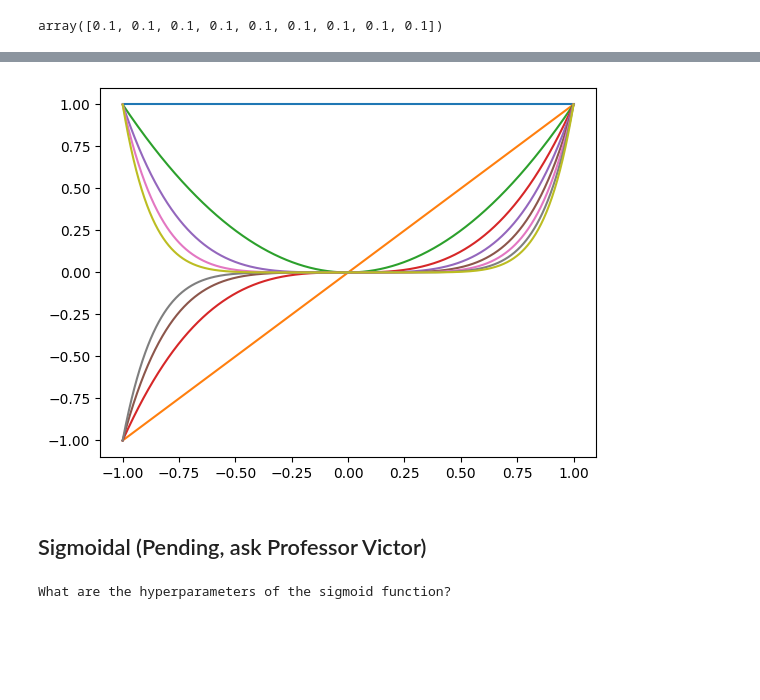
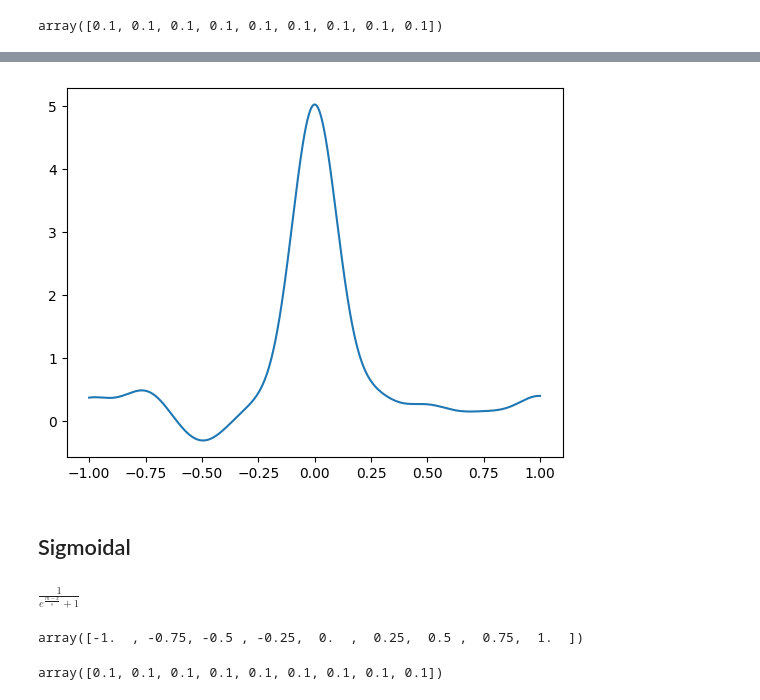
Before and after one commit to dayan3847/machine_learning, a Jupyter notebook: dayan3847/basis_functions/basis_functions.ipynb, the cells around one changed output, grey strips where cells are left out. Drawn from its saved outputs; the diff is of its cells as text; code cells hidden in the pictures; blank space fills up the shorter version.

Commit message:
doc: added sigmoidal

```diff
--- a/dayan3847/basis_functions/basis_functions.ipynb
+++ b/dayan3847/basis_functions/basis_functions.ipynb
@@ -87,20 +127,36 @@ array([0, 1, 2, 3, 4, 5, 6, 7, 8])
-# %%
-# Plot
-for d in d_list:
-    # with numpy
-    y_plot: np.array = x_plot ** d
-    # with sympy
-    # y_plot: np.array = np.array([factor.subs({'d': d, 'x': _x}) for _x in x_plot])
-    plt.plot(x_plot, y_plot)
-plt.show()
-# %% [output]
-[figure, old version]
+# %%
+# Plot
+y_plot: np.array = np.full(len(x_plot),0)
+for w, m, s in zip(w_list, m_list, s_list):
+    # with numpy
+    _y_plot: np.array = w * (np.exp(-1 * ((x_plot - m) ** 2) / (2 * (s ** 2))))
+    y_plot = y_plot + _y_plot
+plt.plot(x_plot, y_plot)
+
+plt.show()
+# %% [output]
+[figure, added]
 # %% [markdown]
-## Sigmoidal (Pending, ask Professor Victor)
+## Sigmoidal
 # %%
 # Variable
 x: sp.Symbol = sp.Symbol('x')
 # Hyper-Parameters
-print('What are the hyperparameters of the sigmoid function?')
+m: sp.Symbol = sp.Symbol('m')  # Mean
+s: sp.Symbol = sp.Symbol('s')  # Standard deviation
+factor: sp.Expr = 1 / ( 1 + sp.exp( (m-x)/s ) )
+factor
 # %% [output]
-What are the hyperparameters of the sigmoid function?
+$\displaystyle \frac{1}{e^{\frac{m - x}{s}} + 1}$
+# %%
+# Mean list
+m_list: np.array = np.linspace(-1, 1, count)
+m_list
+# %% [output]
+array([-1.  , -0.75, -0.5 , -0.25,  0.  ,  0.25,  0.5 ,  0.75,  1.  ])
+# %%
+# Standard deviation list
+s_list: np.array = np.full(count, 0.1)
+s_list
+# %% [output]
+array([0.1, 0.1, 0.1, 0.1, 0.1, 0.1, 0.1, 0.1, 0.1])
```
Also changed, not shown: parts of 14 cells of this notebook.
